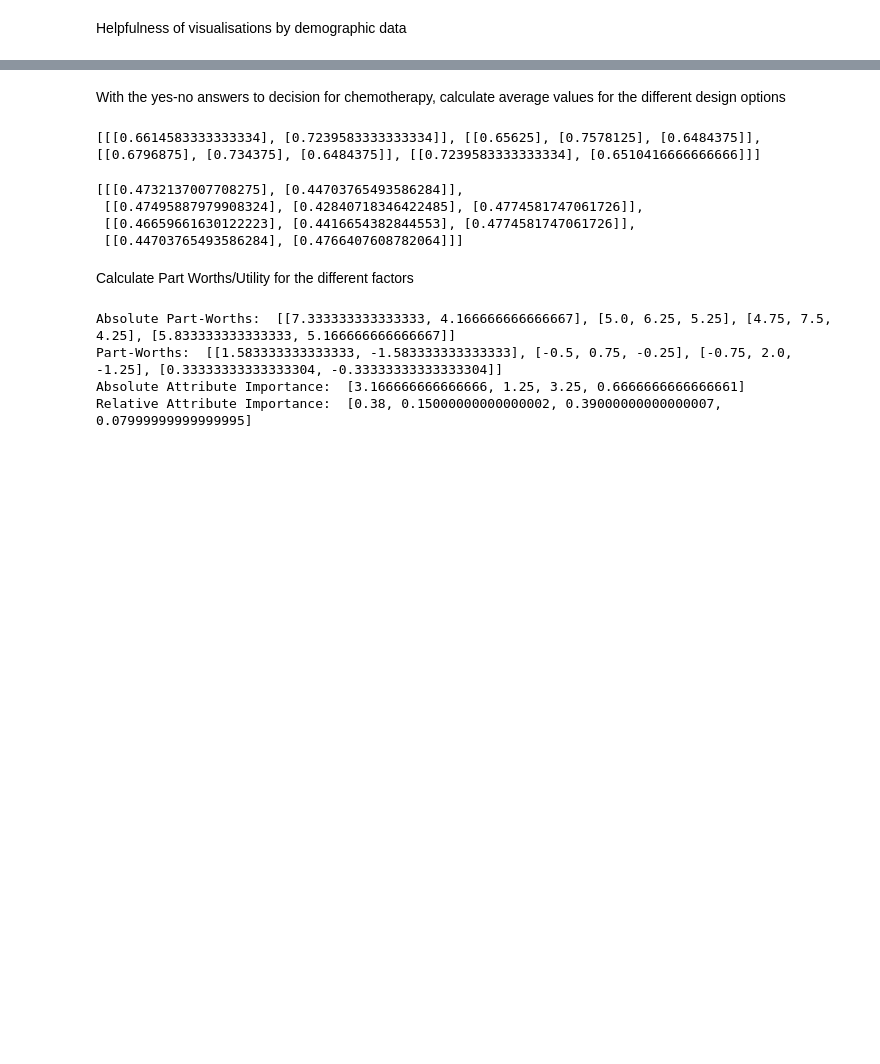
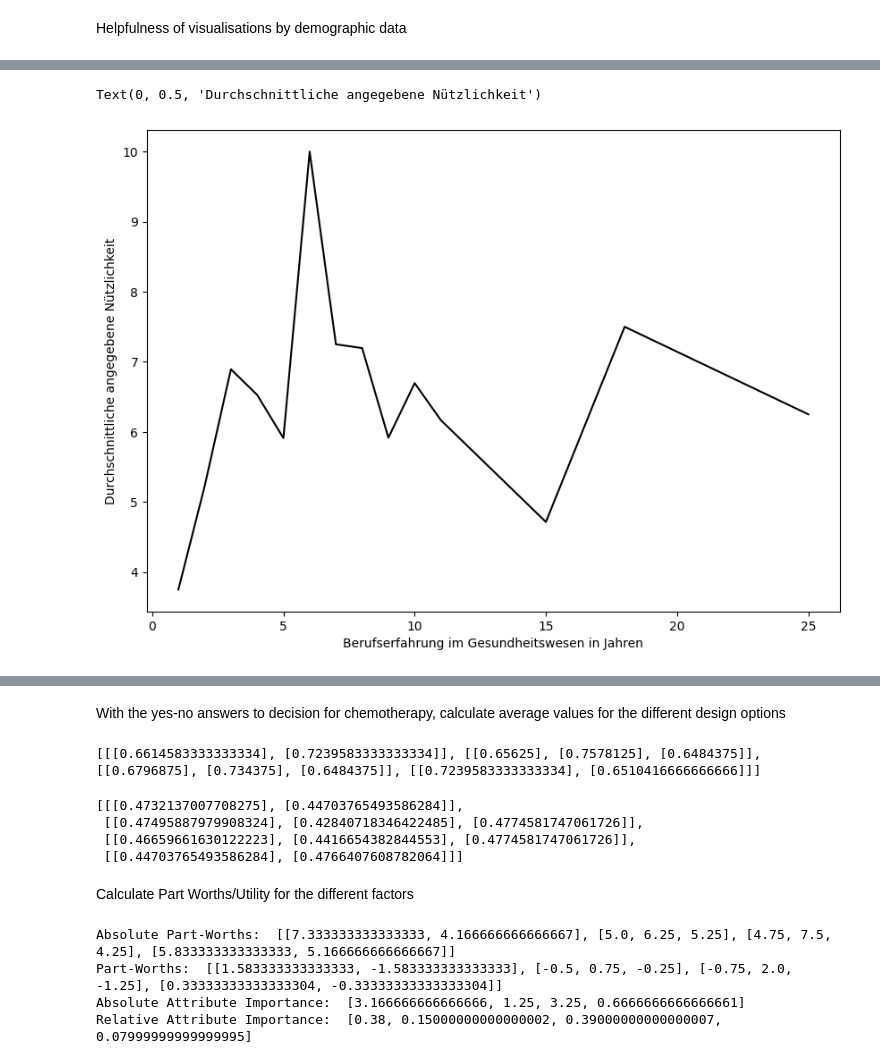
Before and after one commit to LucaGemballa/TEPVisualisationsForCFRNet, a Jupyter notebook: evaluation.ipynb, the cells around one changed output, grey strips where cells are left out. Cells and saved outputs as stored; diff of their text form; code cells hidden in the pictures; blank space fills up the shorter version.

```diff
--- a/evaluation.ipynb
+++ b/evaluation.ipynb
@@ -392,3 +413,38 @@ Helpfulness of visualisations by demographic data
+# %%
+helpfulness_profile = pd.DataFrame()
+helpfulness_profile_mean = []
+helpfulness_profile_answers = []
+helpfulness_profile_std = []
+expH_O = []
+
+profile_nrs = [1,2,4,5,8,9,11,13,14,15,16,18]
+
+distances = list(np.unique(df['experienceH']))
+
+means_by_split_vals = []
+for split in distances:
+    a = df.loc[df['experienceH']  == split ]
+    for p in profile_nrs:
+        # get all answers to question 2 for each profile and take their mean
+        df_profile = a.loc[:,a.columns.str.startswith('p'+str(p)+'q2')]  # shape #Participants x # Profiles
+
+        df_q2 = df_profile.replace({'AO01': 1, 'AO02': 2, 'AO03': 3, 'AO04': 4, 'AO05': 5, 'AO06': 6, 'AO07': 7, 'AO08': 8, 'AO09': 9, 'AO10': 10})
+        # this can be done because the means_for_profile instances all contain the same number of values for any split group.
+        # In this case the average over averages matches the average over all values
+        means_for_profile = np.mean(df_q2, axis=0) #df_q2.mean(axis=0)
+        helpfulness_profile = pd.concat([helpfulness_profile, means_for_profile])
+
+    means_by_split_vals.append(np.mean(helpfulness_profile, axis=0))
+    helpfulness_profile_mean = []
+    helpfulness_profile = pd.DataFrame()
+
+fig, ax = plt.subplots(figsize=(10, 7))
+plt.plot( distances, means_by_split_vals, color= 'black')
+plt.xlabel('Berufserfahrung im Gesundheitswesen in Jahren')
+plt.ylabel('Durchschnittliche angegebene Nützlichkeit')
+# %% [output]
+Text(0, 0.5, 'Durchschnittliche angegebene Nützlichkeit')
+[figure, added]
 # %%
 helpfulness_profile = pd.DataFrame()
 helpfulness_profile_mean = []
```
Also changed, not shown: parts of 22 cells of this notebook.
